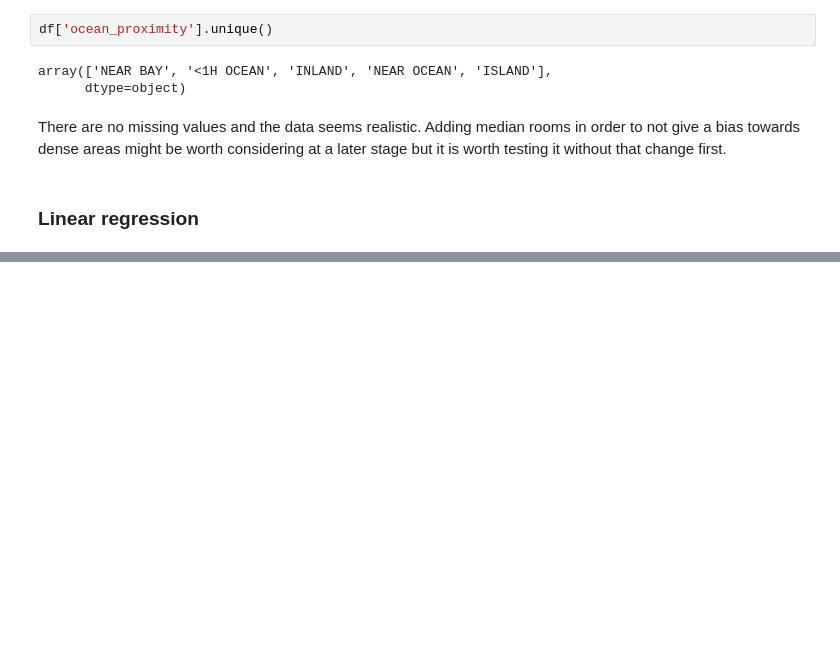
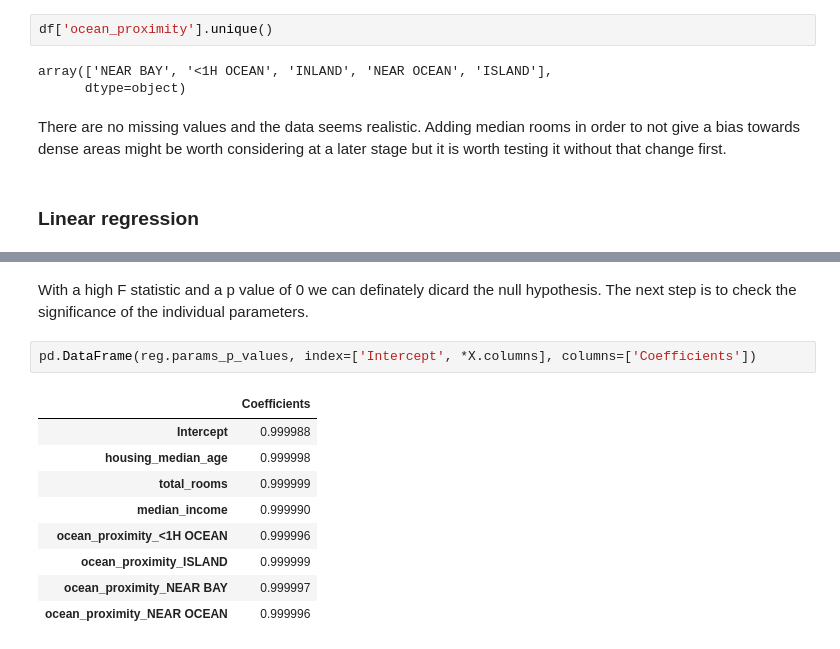
Before and after one commit to Theodor-Helje/python-programming-Theodor-Helje, a Jupyter notebook: Statistiska metoder/Labb/labb_assignment.ipynb, the cells around one changed output, grey strips where cells are left out. Cells and saved outputs as stored; diff of their text form; blank space fills up the shorter version.

```diff
--- a/Statistiska metoder/Labb/labb_assignment.ipynb
+++ b/Statistiska metoder/Labb/labb_assignment.ipynb
@@ -113,0 +152,14 @@ LinearRegression(n=20640, d=7)
+# %% [markdown]
+With a high F statistic and a p value of 0 we can definately dicard the null hypothesis. The next step is to check the significance of the individual parameters.
+# %%
+pd.DataFrame(reg.params_p_values, index=['Intercept', *X.columns], columns=['Coefficients'])
+# %% [output]
+|  | Coefficients |
+| Intercept | 0.999988 |
+| housing_median_age | 0.999998 |
+| total_rooms | 0.999999 |
+| median_income | 0.999990 |
+| ocean_proximity_<1H OCEAN | 0.999996 |
+| ocean_proximity_ISLAND | 0.999999 |
+| ocean_proximity_NEAR BAY | 0.999997 |
+| ocean_proximity_NEAR OCEAN | 0.999996 |
```
Also changed, not shown: parts of 10 cells of this notebook, 1 other file.
